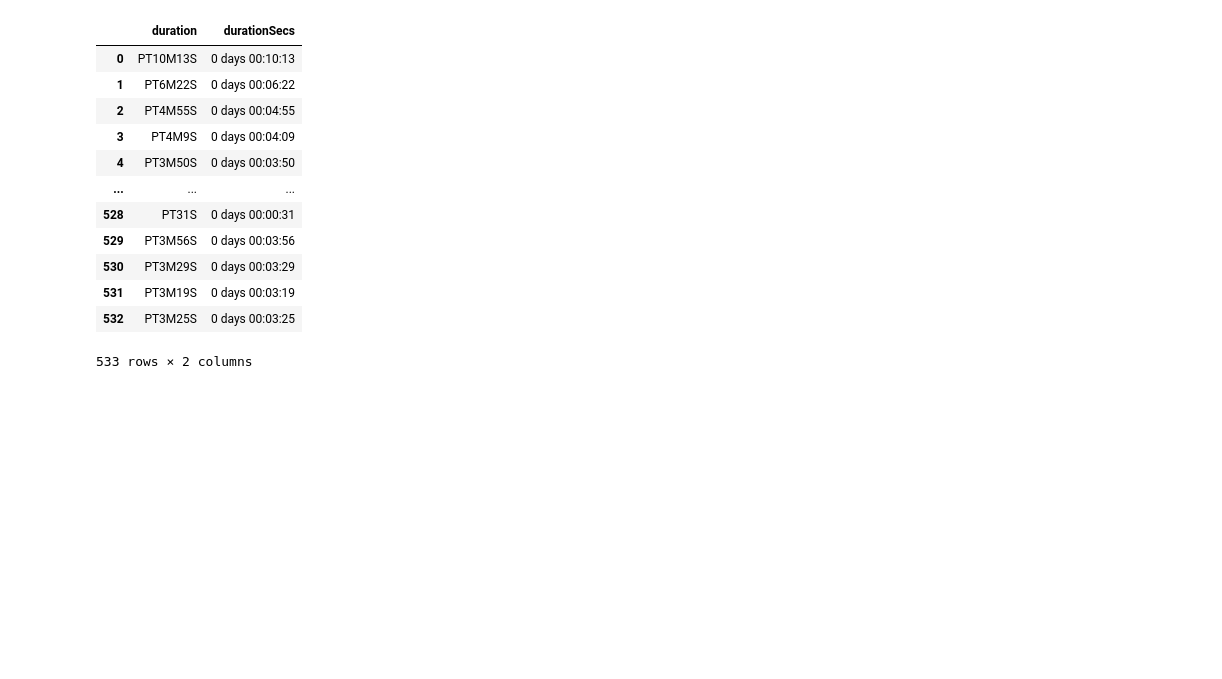
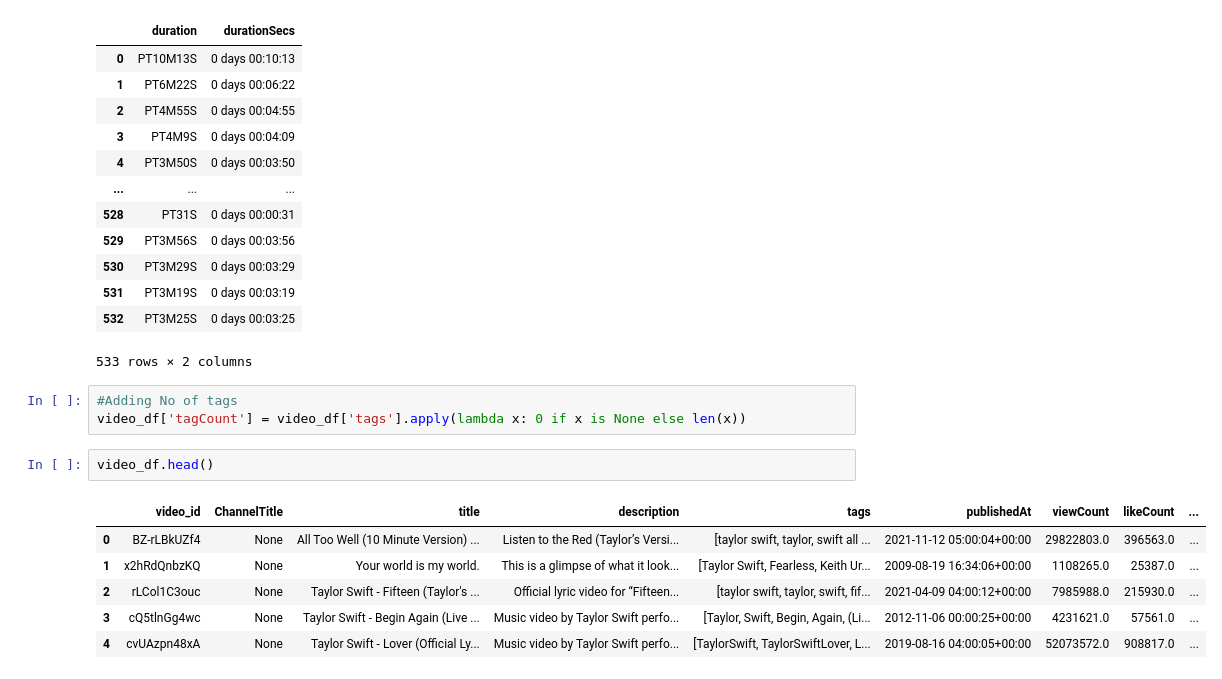
Before and after one commit to Keerthana-Allam/YouTube-API-Project, a Jupyter notebook: main.ipynb, the cells around one changed output. Drawn from its saved outputs; the diff is of its cells as text; blank space fills up the shorter version.

```diff
--- a/main.ipynb
+++ b/main.ipynb
@@ -233,3 +222,15 @@ video_df[['duration', 'durationSecs']]
 | 531 | PT3M19S | 0 days 00:03:19 |
 | 532 | PT3M25S | 0 days 00:03:25 |
 533 rows × 2 columns
+# %%
+#Adding No of tags
+video_df['tagCount'] = video_df['tags'].apply(lambda x: 0 if x is None else len(x))
+# %%
+video_df.head()
+# %% [output]
+|  | video_id | ChannelTitle | title | description | tags | publishedAt | viewCount | likeCount | ... |
+| 0 | BZ-rLBkUZf4 | None | All Too Well (10 Minute Version) ... | Listen to the Red (Taylor’s Versi... | [taylor swift, taylor, swift all ... | 2021-11-12 05:00:04+00:00 | 29822803.0 | 396563.0 | ... |
+| 1 | x2hRdQnbzKQ | None | Your world is my world. | This is a glimpse of what it look... | [Taylor Swift, Fearless, Keith Ur... | 2009-08-19 16:34:06+00:00 | 1108265.0 | 25387.0 | ... |
+| 2 | rLCol1C3ouc | None | Taylor Swift - Fifteen (Taylor's ... | Official lyric video for “Fifteen... | [taylor swift, taylor, swift, fif... | 2021-04-09 04:00:12+00:00 | 7985988.0 | 215930.0 | ... |
+| 3 | cQ5tlnGg4wc | None | Taylor Swift - Begin Again (Live ... | Music video by Taylor Swift perfo... | [Taylor, Swift, Begin, Again, (Li... | 2012-11-06 00:00:25+00:00 | 4231621.0 | 57561.0 | ... |
+| 4 | cvUAzpn48xA | None | Taylor Swift - Lover (Official Ly... | Music video by Taylor Swift perfo... | [TaylorSwift, TaylorSwiftLover, L... | 2019-08-16 04:00:05+00:00 | 52073572.0 | 908817.0 | ... |
```
Also changed, not shown: parts of 3 cells of this notebook.
